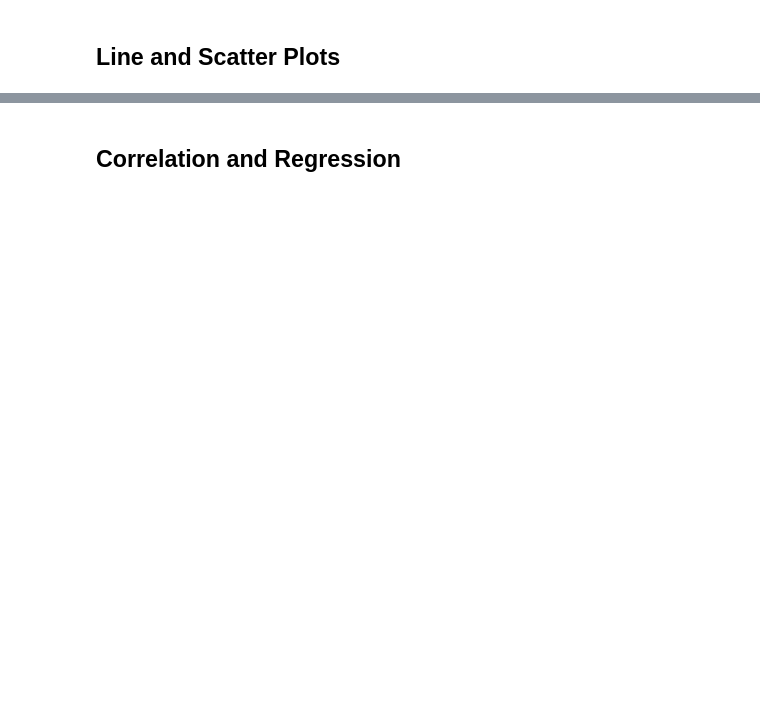
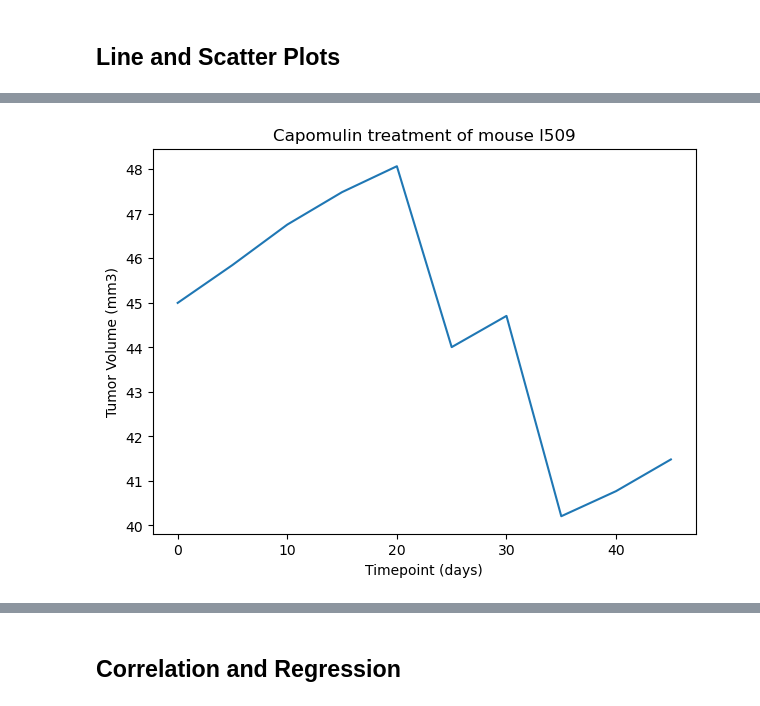
Before and after one commit to j91k/matplotlib-challenge, a Jupyter notebook: pymaceuticals_starter_jimmy.ipynb, the cells around one changed output, grey strips where cells are left out. Drawn from its saved outputs; the diff is of its cells as text; code cells hidden in the pictures; blank space fills up the shorter version.

```diff
--- a/pymaceuticals_starter_jimmy.ipynb
+++ b/pymaceuticals_starter_jimmy.ipynb
@@ -62,10 +62,13 @@ duplicates
 | 1111 | g989 | 20 | 54.657650 | 1 | Propriva | Female | 21 | ... |
 # %%
 # Create a clean DataFrame by dropping the duplicate mouse by its ID.
-clean_df = combined_data.drop(combined_data.loc[combined_data["Mouse ID"] == "g989"].index)
+rows_to_drop = combined_data[combined_data["Mouse ID"] == "g989"].index
+clean_df = combined_data.drop(rows_to_drop)
+
+clean_df.head()
+
 #Alternative way
 #clean_df = combined_data[~combined_data['Mouse ID'].isin(duplicate_mouse_ids)]
-clean_df.head()
 # %% [output]
 |  | Mouse ID | Timepoint | Tumor Volume (mm3) | Metastatic Sites | Drug Regimen | Sex | Age_months | ... |
 | 0 | b128 | 0 | 45.0 | 0 | Capomulin | Female | 9 | ... |
@@ -228,0 +270,21 @@ Ceftamin's potential outliers: Series([], Name: Tumor Volume (mm3), dtype: float
+# %%
+# Generate a line plot of tumor volume vs. time point for a single mouse treated with Capomulin
+
+# Specify the mouse ID and treatment regimen
+mouse_id = 'l509'
+treatment = 'Capomulin'
+
+# Filter data for the specified mouse ID and treatment regimen
+mouse_data = clean_df[(clean_df["Drug Regimen"] == treatment) & (clean_df["Mouse ID"] == mouse_id)]
+
+# Plot tumor volume vs. time point as a line graph
+plt.figure(figsize=(7, 5))
+plt.plot(mouse_data['Timepoint'], mouse_data['Tumor Volume (mm3)'])
+
+# Add title and labels
+plt.title(f'Capomulin treatment of mouse {mouse_id}')
+plt.xlabel('Timepoint (days)')
+plt.ylabel('Tumor Volume (mm3)')
+plt.show()
+# %% [output]
+[figure, added]
```
Also changed, not shown: parts of 12 cells of this notebook.
